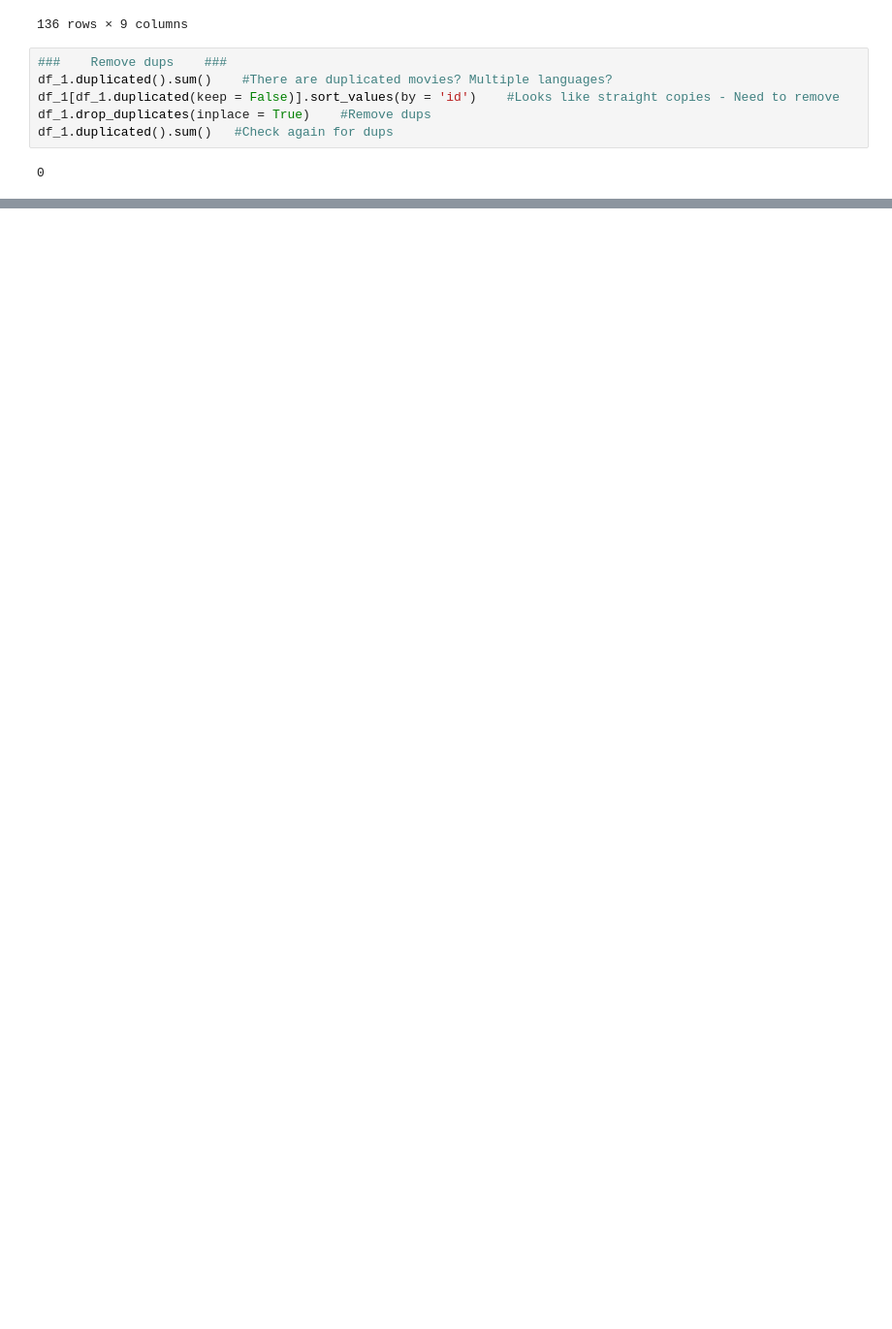
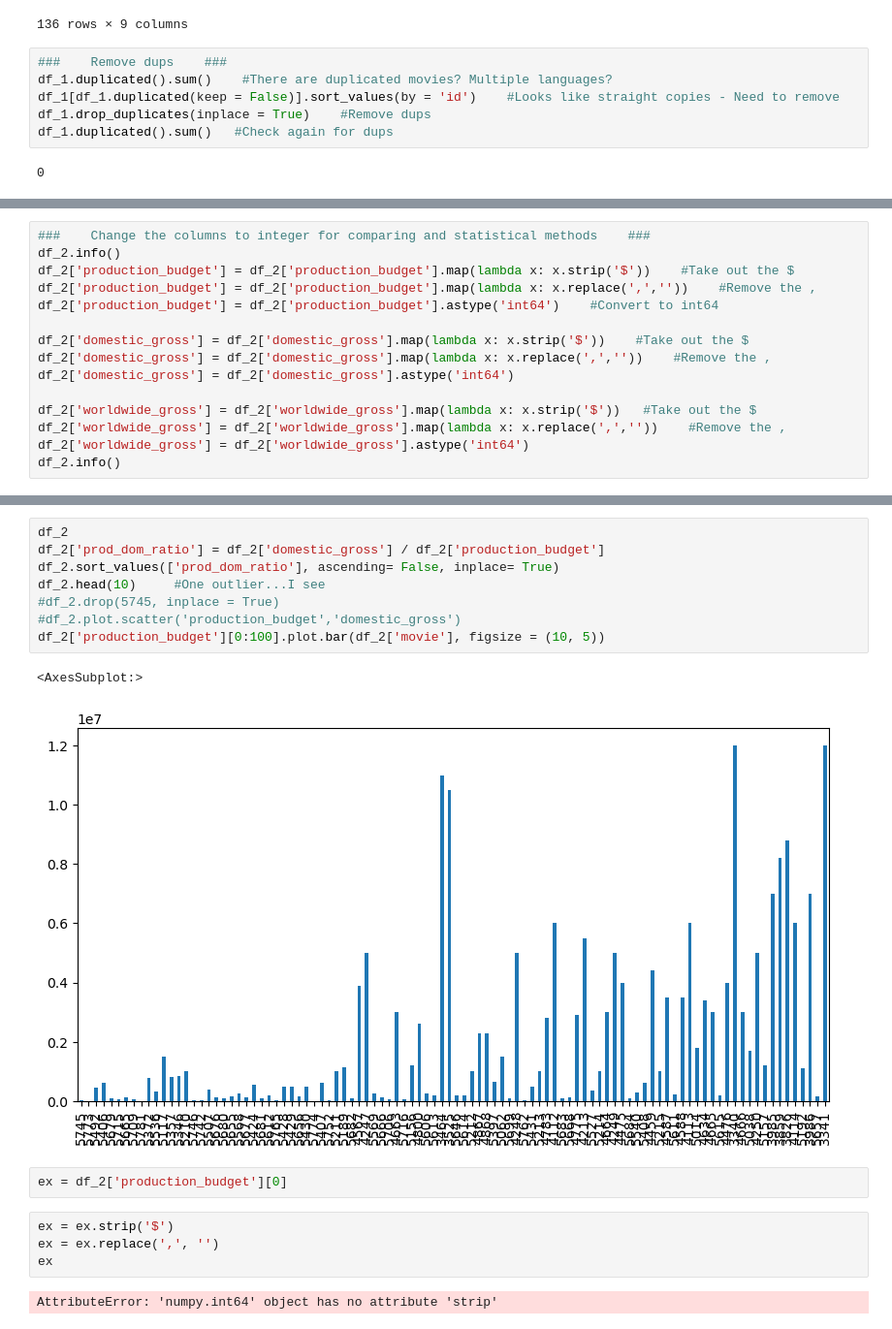
Before and after one commit to Tommyphung1/Movie_Anaylsis_for_Profit-, a Jupyter notebook: movie_code.ipynb, the cells around one changed output, grey strips where cells are left out. Shown at 97% size. Cells and saved outputs as stored; diff of their text form; blank space fills up the shorter version.

```diff
--- a/movie_code.ipynb
+++ b/movie_code.ipynb
@@ -152,0 +205,15 @@ df_1.duplicated().sum()   #Check again for dups
+# %%
+###    Change the columns to integer for comparing and statistical methods    ###
+df_2.info()
+df_2['production_budget'] = df_2['production_budget'].map(lambda x: x.strip('$'))    #Take out the $
+df_2['production_budget'] = df_2['production_budget'].map(lambda x: x.replace(',',''))    #Remove the ,
+df_2['production_budget'] = df_2['production_budget'].astype('int64')    #Convert to int64
+
+df_2['domestic_gross'] = df_2['domestic_gross'].map(lambda x: x.strip('$'))    #Take out the $
+df_2['domestic_gross'] = df_2['domestic_gross'].map(lambda x: x.replace(',',''))    #Remove the ,
+df_2['domestic_gross'] = df_2['domestic_gross'].astype('int64')
+
+df_2['worldwide_gross'] = df_2['worldwide_gross'].map(lambda x: x.strip('$'))   #Take out the $
+df_2['worldwide_gross'] = df_2['worldwide_gross'].map(lambda x: x.replace(',',''))    #Remove the ,
+df_2['worldwide_gross'] = df_2['worldwide_gross'].astype('int64')
+df_2.info()
@@ -152,0 +238,19 @@ df_1.duplicated().sum()   #Check again for dups
+# %%
+df_2
+df_2['prod_dom_ratio'] = df_2['domestic_gross'] / df_2['production_budget']
+df_2.sort_values(['prod_dom_ratio'], ascending= False, inplace= True)
+df_2.head(10)     #One outlier...I see
+#df_2.drop(5745, inplace = True)
+#df_2.plot.scatter('production_budget','domestic_gross')
+df_2['production_budget'][0:100].plot.bar(df_2['movie'], figsize = (10, 5))
+# %% [output]
+<AxesSubplot:>
+[figure, added]
+# %%
+ex = df_2['production_budget'][0]
+# %%
+ex = ex.strip('$')
+ex = ex.replace(',', '')
+ex
+# %% [output]
+AttributeError: 'numpy.int64' object has no attribute 'strip'
```
Also changed, not shown: parts of 7 cells of this notebook.
